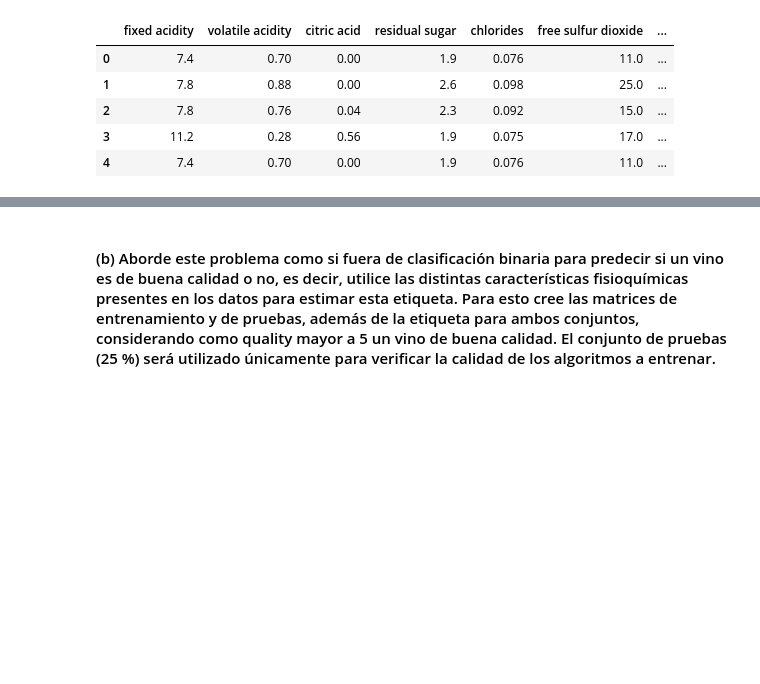
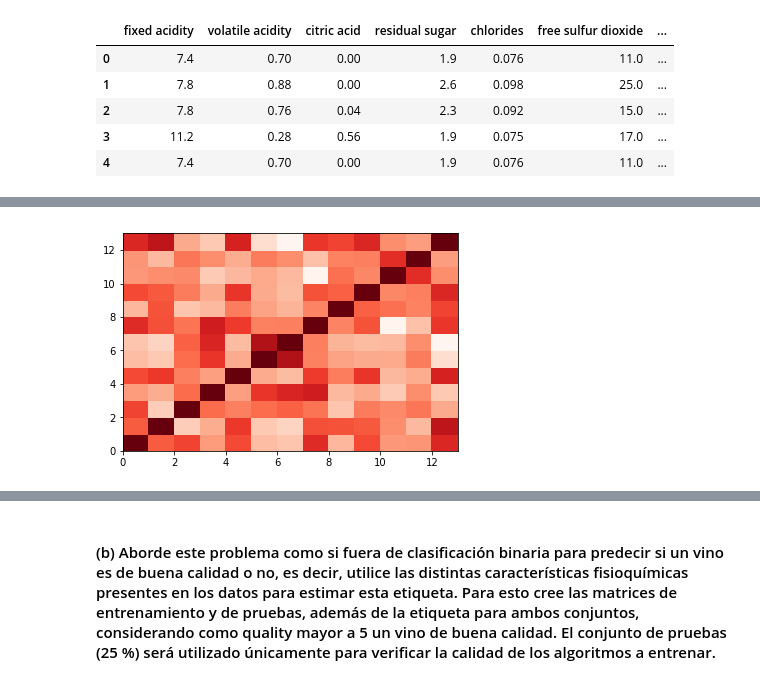
Before and after one commit to Caimapo/MachineLearning2017-02, a Jupyter notebook: Tarea 3/Parte 3.ipynb, the cells around one changed output, grey strips where cells are left out. Saved outputs shown, nothing was run; the diff lists cells and outputs as text; code cells hidden in the pictures; blank space fills up the shorter version.

```diff
--- a/Tarea 3/Parte 3.ipynb
+++ b/Tarea 3/Parte 3.ipynb
@@ -39,0 +73,6 @@ df.head()
+# %%
+plt.pcolor(df.corr(),cmap=plt.cm.Reds)
+
+plt.show()
+# %% [output]
+[figure, added]
```
Also changed, not shown: parts of 17 cells of this notebook, 1 other file.
